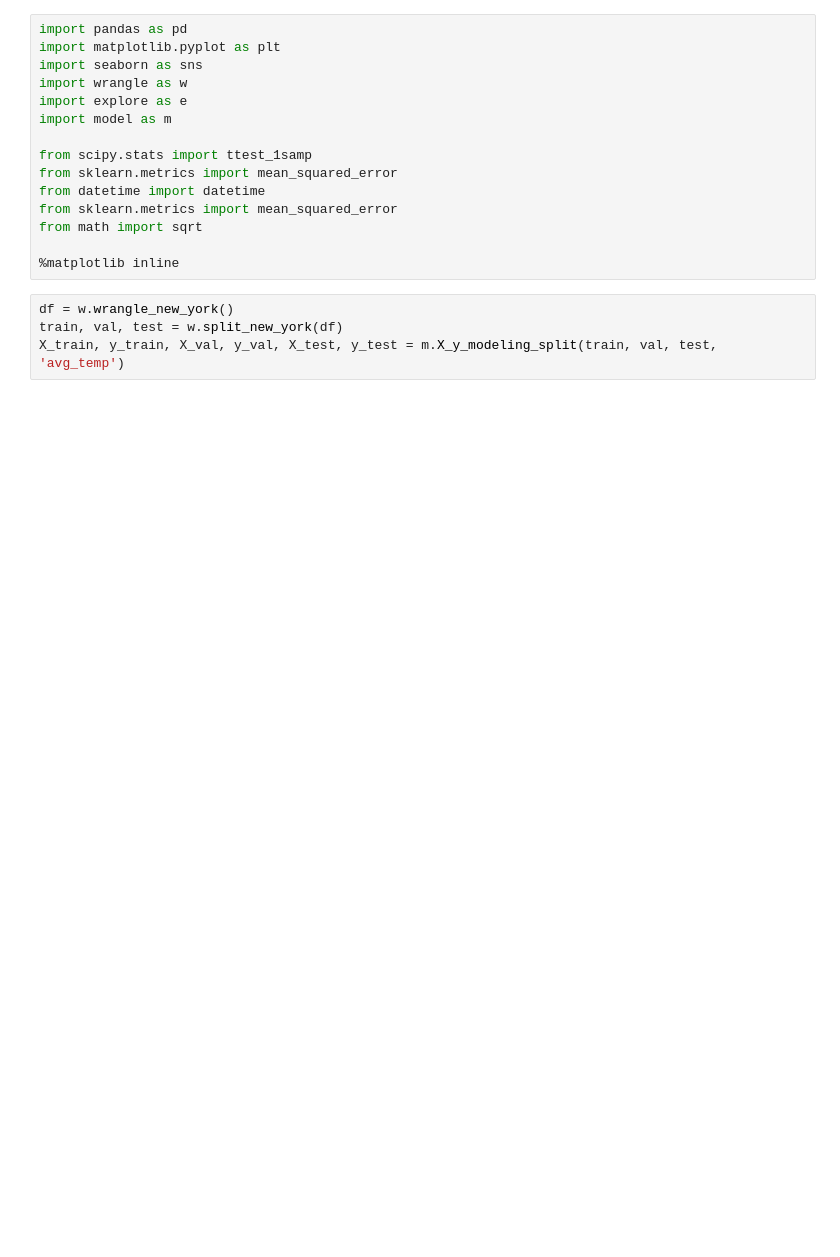
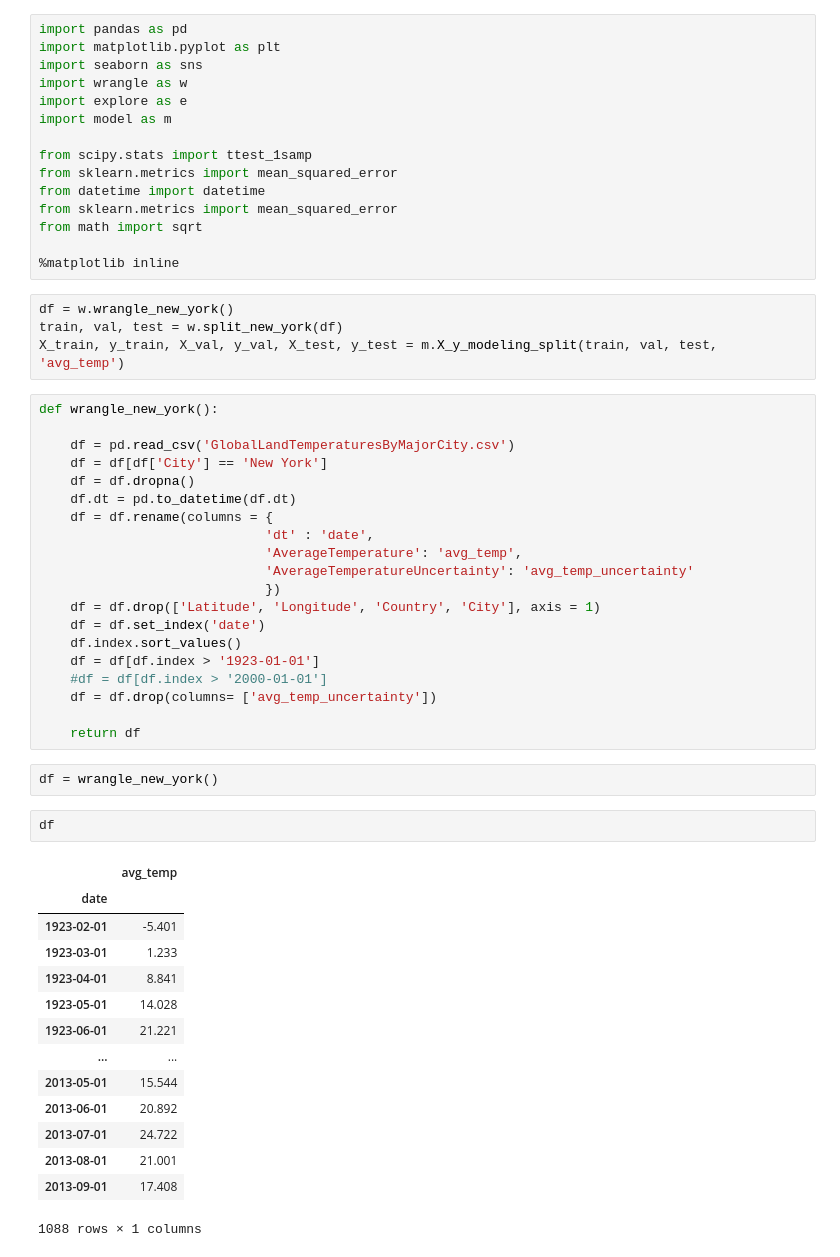
Before and after one commit to stephen-c-perry/time-series-1-day-project, a Jupyter notebook: scratch_3.ipynb, the cells around one changed output. Saved outputs shown, nothing was run; the diff lists cells and outputs as text; blank space fills up the shorter version.

```diff
--- a/scratch_3.ipynb
+++ b/scratch_3.ipynb
@@ -17,3 +17,42 @@ from math import sqrt
 df = w.wrangle_new_york()
 train, val, test = w.split_new_york(df)
 X_train, y_train, X_val, y_val, X_test, y_test = m.X_y_modeling_split(train, val, test, 'avg_temp')
+# %%
+def wrangle_new_york():
+
+    df = pd.read_csv('GlobalLandTemperaturesByMajorCity.csv')
+    df = df[df['City'] == 'New York']
+    df = df.dropna()
+    df.dt = pd.to_datetime(df.dt)
+    df = df.rename(columns = {
+                             'dt' : 'date',
+                             'AverageTemperature': 'avg_temp',
+                             'AverageTemperatureUncertainty': 'avg_temp_uncertainty'
+                             })
+    df = df.drop(['Latitude', 'Longitude', 'Country', 'City'], axis = 1)
+    df = df.set_index('date')
+    df.index.sort_values()
+    df = df[df.index > '1923-01-01']
+    #df = df[df.index > '2000-01-01']
+    df = df.drop(columns= ['avg_temp_uncertainty'])
+
+    return df
+# %%
+df = wrangle_new_york()
+# %%
+df
+# %% [output]
+|  | avg_temp |
+| date |  |
+| 1923-02-01 | -5.401 |
+| 1923-03-01 | 1.233 |
+| 1923-04-01 | 8.841 |
+| 1923-05-01 | 14.028 |
+| 1923-06-01 | 21.221 |
+| ... | ... |
+| 2013-05-01 | 15.544 |
+| 2013-06-01 | 20.892 |
+| 2013-07-01 | 24.722 |
+| 2013-08-01 | 21.001 |
+| 2013-09-01 | 17.408 |
+1088 rows × 1 columns
```
Also changed, not shown: parts of 6 cells of this notebook, 1 other file.
